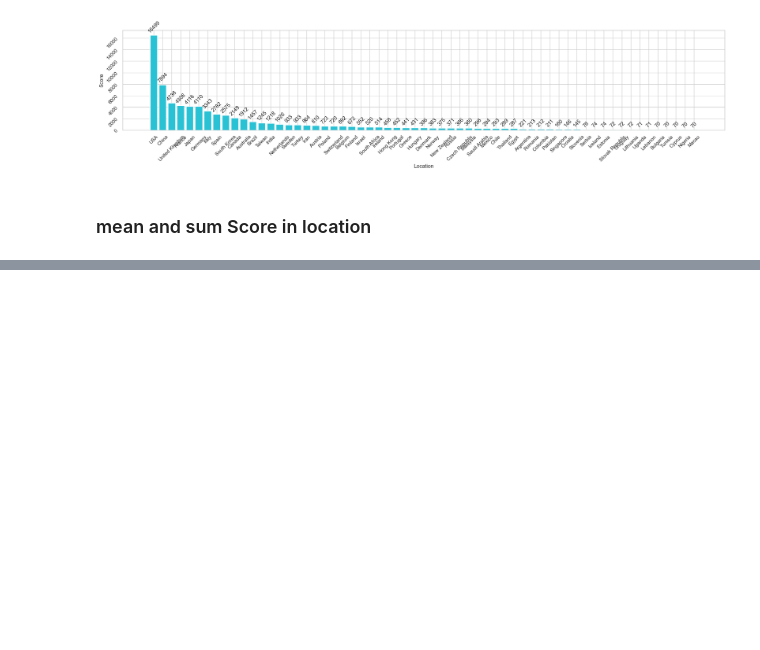
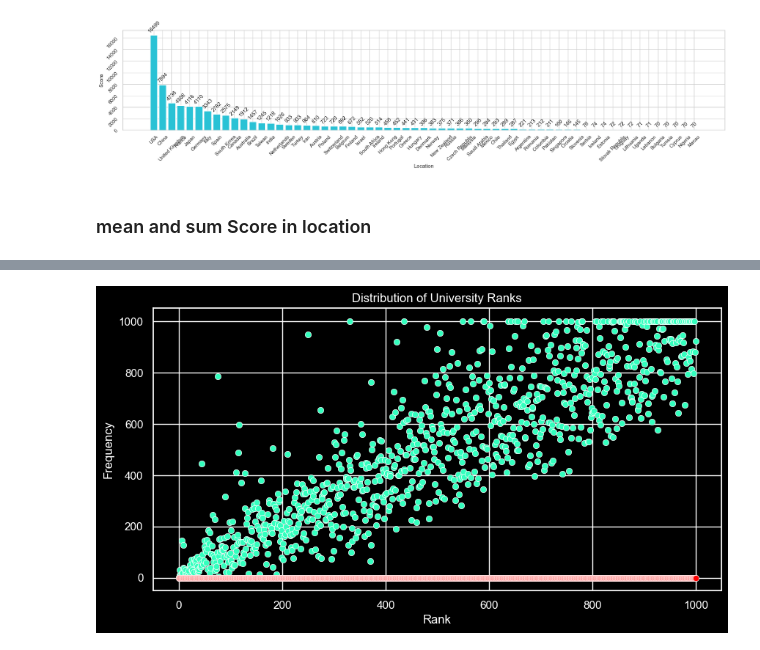
Before and after one commit to ehsanmohamadi132/test1, a Jupyter notebook: ehsanmohamadi-#5-S3E13.ipynb, the cells around one changed output, grey strips where cells are left out. Saved outputs shown, nothing was run; the diff lists cells and outputs as text; code cells hidden in the pictures; blank space fills up the shorter version.

```diff
--- a/ehsanmohamadi-#5-S3E13.ipynb
+++ b/ehsanmohamadi-#5-S3E13.ipynb
@@ -612,0 +613,12 @@ plt.show()
+# %%
+plt.style.use('dark_background')
+f = df['Research Output']> df['Research Output'].max()
+plt.figure(figsize=(10,5))
+sns.scatterplot(df['Research Output'], color='#33ffbe')
+sns.scatterplot(f,color='red')
+plt.title("Distribution of University Ranks")
+plt.xlabel("Rank")
+plt.ylabel("Frequency")
+plt.show()
+# %% [output]
+[figure, added]
```
Also changed, not shown: parts of 14 cells of this notebook, 4 other files.
